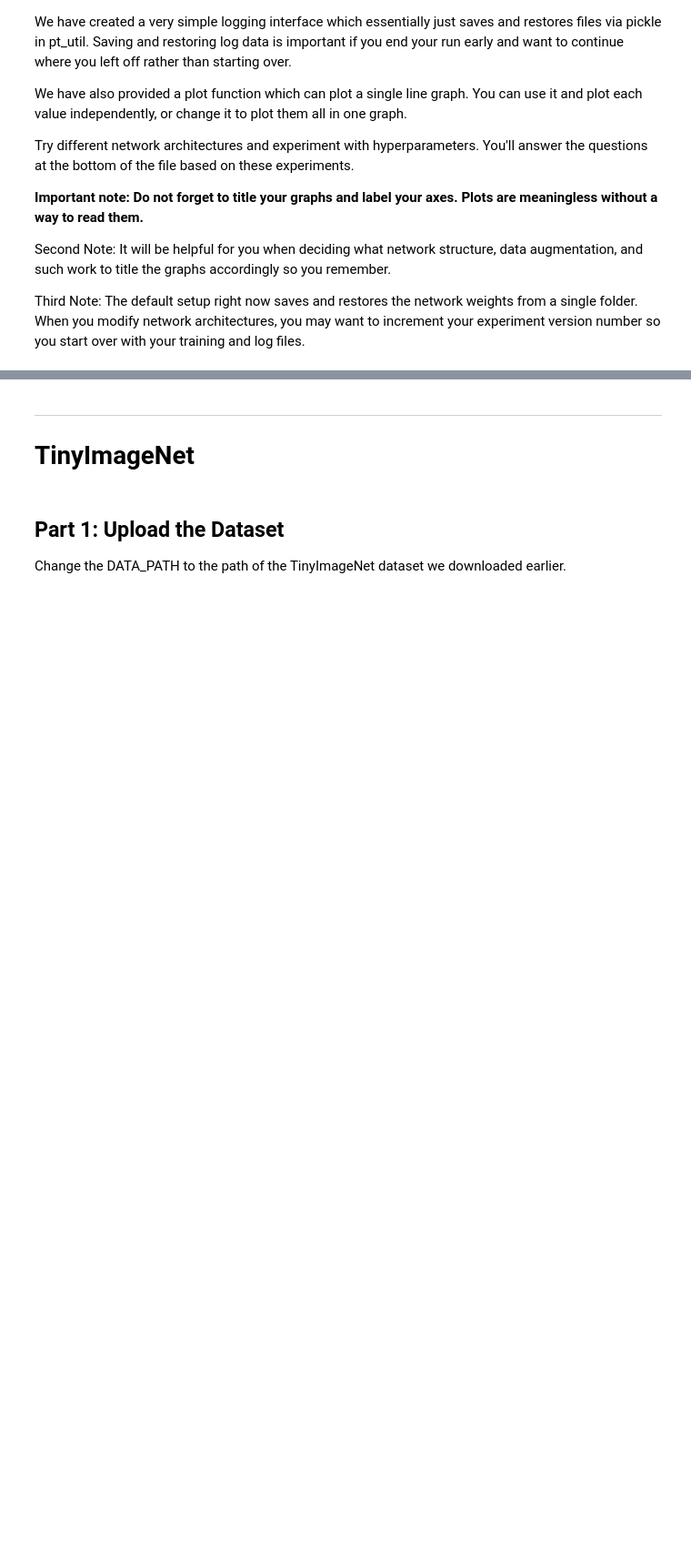
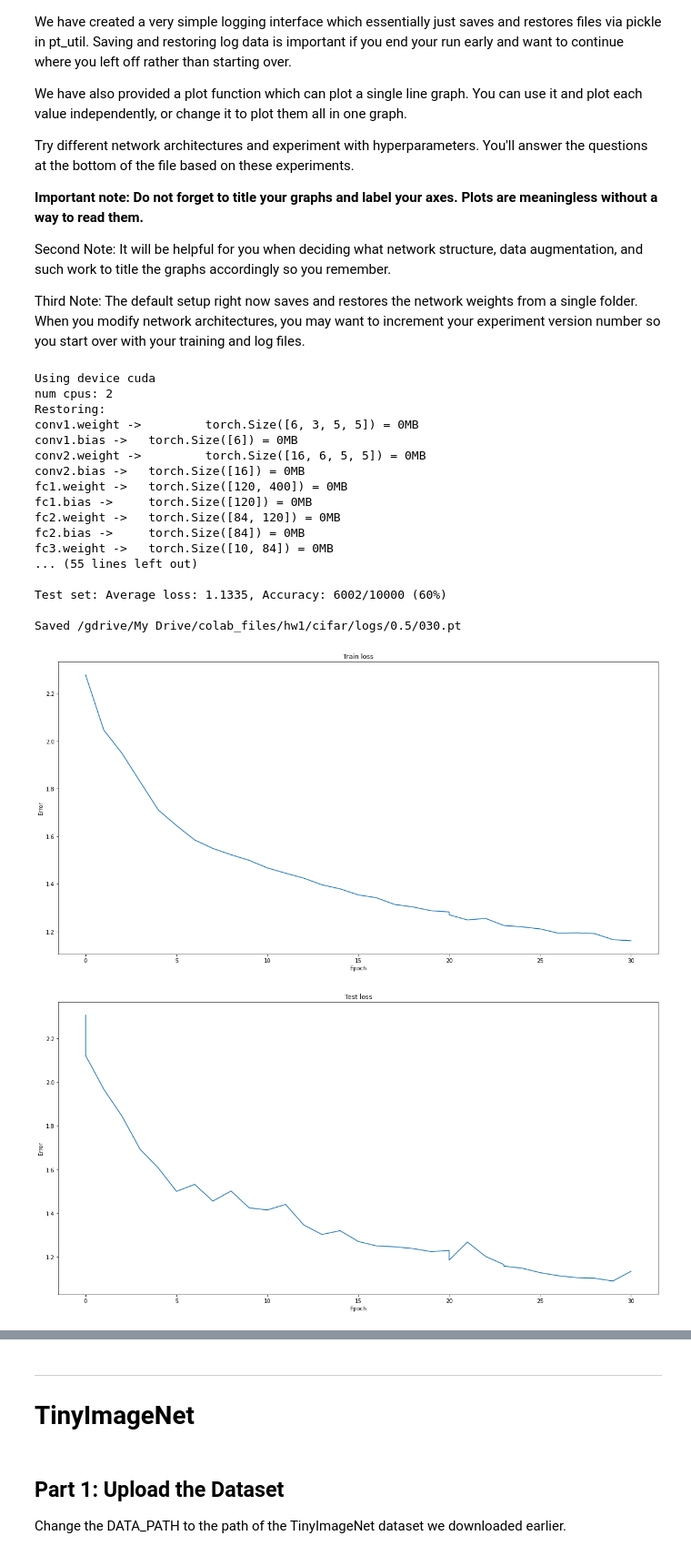
Before and after one commit to hide27k/uwnet, a Jupyter notebook: hw1.ipynb, the cells around one changed output, grey strips where cells are left out. Shown at 91% size. Saved outputs shown, nothing was run; the diff lists cells and outputs as text; code cells hidden in the pictures; blank space fills up the shorter version.

Commit message:
Update Cifar-10 analysis :tada:

```diff
--- a/hw1.ipynb
+++ b/hw1.ipynb
@@ -104,0 +165,38 @@ class CifarNet(nn.Module):
+# %%
+class LeNet(nn.Module):
+    def __init__(self):
+        super(LeNet, self).__init__()
+        self.conv1 = nn.Conv2d(3, 6, kernel_size=5)
+        self.conv2 = nn.Conv2d(6, 16, kernel_size=5)
+        self.fc1 = nn.Linear(16*5*5, 120)
+        self.fc2 = nn.Linear(120, 84)
+        self.fc3 = nn.Linear(84, 10)
+        self.accuracy = None
+    def forward(self, x):
+        x = F.relu(self.conv1(x))
+        x = F.max_pool2d(x, 2)
+        x = F.relu(self.conv2(x))
+        x = F.max_pool2d(x, 2)
+        x = x.view(x.size(0), -1)
+        x = F.relu(self.fc1(x))
+        x = F.relu(self.fc2(x))
+        x = self.fc3(x)
+        return x
+
+    def loss(self, prediction, label, reduction='mean'):
+        loss_val = F.cross_entropy(prediction, label.squeeze(), reduction=reduction)
+        return loss_val
+
+    def save_model(self, file_path, num_to_keep=1):
+        pt_util.save(self, file_path, num_to_keep)
+
+    def save_best_model(self, accuracy, file_path, num_to_keep=1):
+        if self.accuracy == None or accuracy > self.accuracy:
+            self.accuracy = accuracy
+            self.save_model(file_path, num_to_keep)
+
+    def load_model(self, file_path):
+        pt_util.restore(self, file_path)
+
+    def load_last_model(self, dir_path):
+        return pt_util.restore_latest(self, dir_path)
@@ -208,7 +361,7 @@ Third Note: The default setup right now saves and restores the network weights f
 # Play around with these constants, you may find a better setting.
 BATCH_SIZE = 256
 TEST_BATCH_SIZE = 10
-EPOCHS = 20
+EPOCHS = 30
 LEARNING_RATE = 0.01
 MOMENTUM = 0.9
 USE_CUDA = True
@@ -216,7 +369,7 @@ SEED = 0
 PRINT_INTERVAL = 100
 WEIGHT_DECAY = 0.0005
 
-EXPERIMENT_VERSION = "0.1" # increment this to start a new experiment
+EXPERIMENT_VERSION = "0.5" # increment this to start a new experiment
 LOG_PATH = DATA_PATH + 'logs/' + EXPERIMENT_VERSION + '/'
 
 # Now the actual training code
@@ -239,37 +392,57 @@ train_loader = torch.utils.data.DataLoader(data_train, batch_size=BATCH_SIZE,
 test_loader = torch.utils.data.DataLoader(data_test, batch_size=TEST_BATCH_SIZE,
                                           shuffle=False, **kwargs)
 
-model = CifarNet().to(device)
+model = LeNet().to(device)
 optimizer = optim.SGD(model.parameters(), lr=LEARNING_RATE, momentum=MOMENTUM, weight_decay=WEIGHT_DECAY)
 start_epoch = model.load_last_model(LOG_PATH)
 
 train_losses, test_losses, test_accuracies = pt_util.read_log(LOG_PATH + 'log.pkl', ([], [], []))
 test_loss, test_accuracy = test(model, device, test_loader)
 
 test_losses.append((start_epoch, test_loss))
 test_accuracies.append((start_epoch, test_accuracy))
 
 try:
     for epoch in range(start_epoch, EPOCHS + 1):
         train_loss = train(model, device, train_loader, optimizer, epoch, PRINT_INTERVAL)
         test_loss, test_accuracy = test(model, device, test_loader)
         train_losses.append((epoch, train_loss))
         test_losses.append((epoch, test_loss))
         test_accuracies.append((epoch, test_accuracy))
         pt_util.write_log(LOG_PATH + 'log.pkl', (train_losses, test_losses, test_accuracies))
         model.save_best_model(test_accuracy, LOG_PATH + '%03d.pt' % epoch)
 
 
 except KeyboardInterrupt as ke:
     print('Interrupted')
 except:
     import traceback
     traceback.print_exc()
 finally:
     model.save_model(LOG_PATH + '%03d.pt' % epoch, 0)
     ep, val = zip(*train_losses)
     pt_util.plot(ep, val, 'Train loss', 'Epoch', 'Error')
     ep, val = zip(*test_losses)
     pt_util.plot(ep, val, 'Test loss', 'Epoch', 'Error')
     ep, val = zip(*test_accuracies)
     pt_util.plot(ep, val, 'Test accuracy', 'Epoch', 'Error')
+# %% [output]
+Using device cuda
+num cpus: 2
+Restoring:
+conv1.weight ->         torch.Size([6, 3, 5, 5]) = 0MB
+conv1.bias ->   torch.Size([6]) = 0MB
+conv2.weight ->         torch.Size([16, 6, 5, 5]) = 0MB
+conv2.bias ->   torch.Size([16]) = 0MB
+fc1.weight ->   torch.Size([120, 400]) = 0MB
+fc1.bias ->     torch.Size([120]) = 0MB
+fc2.weight ->   torch.Size([84, 120]) = 0MB
+fc2.bias ->     torch.Size([84]) = 0MB
+fc3.weight ->   torch.Size([10, 84]) = 0MB
+... (55 lines left out)
+
+Test set: Average loss: 1.1335, Accuracy: 6002/10000 (60%)
+
+Saved /gdrive/My Drive/colab_files/hw1/cifar/logs/0.5/030.pt
+[figure, added]
+[figure, added]
```
Also changed, not shown: parts of 12 cells of this notebook.
